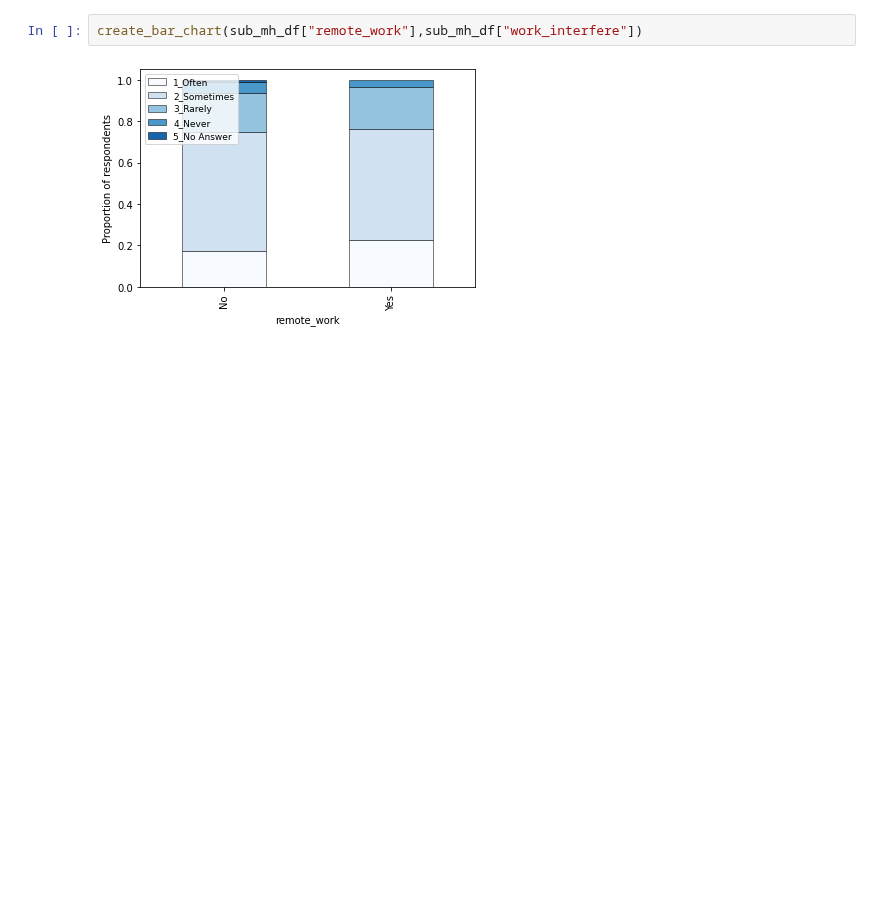
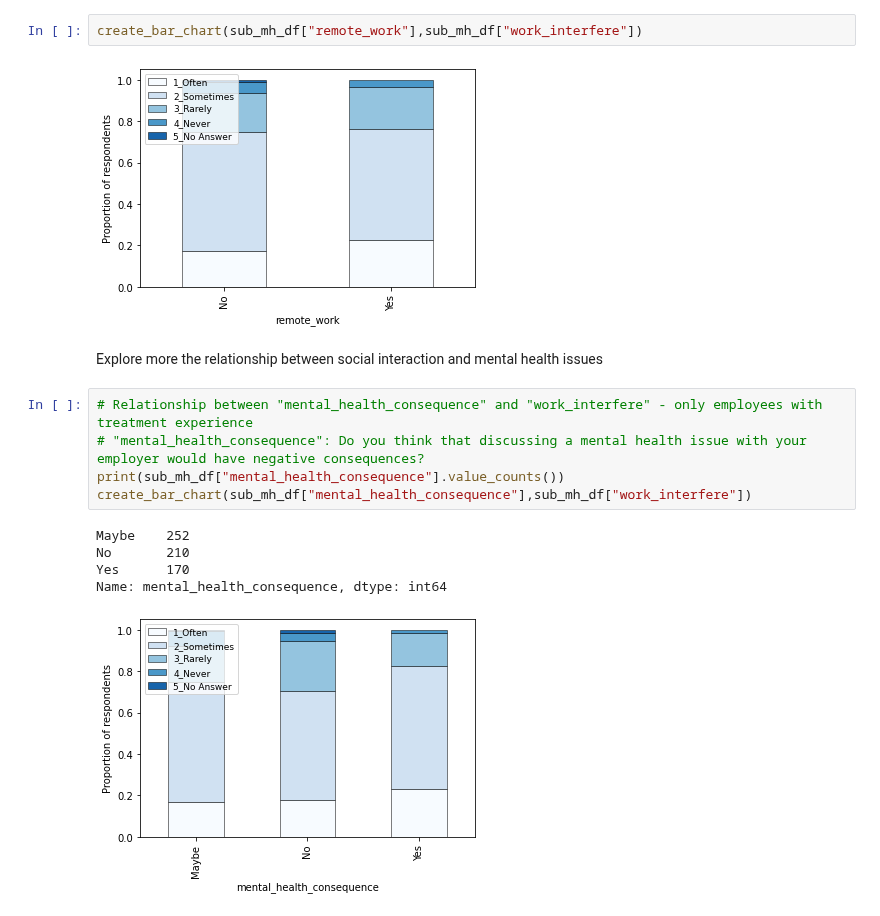
Before and after one commit to ceciliastern/ds_term_project, a Jupyter notebook: Descriptive Analysis - Mental Health Dataset.ipynb, the cells around one changed output. Cells and saved outputs as stored; diff of their text form; blank space fills up the shorter version.

```diff
--- a/Descriptive Analysis - Mental Health Dataset.ipynb
+++ b/Descriptive Analysis - Mental Health Dataset.ipynb
@@ -509,3 +509,16 @@ relation_bar_chart(mh_df, "remote_work", "treatment")
 create_bar_chart(sub_mh_df["remote_work"],sub_mh_df["work_interfere"])
 # %% [output]
 [figure]
+# %% [markdown]
+Explore more the relationship between social interaction and mental health issues
+# %%
+# Relationship between "mental_health_consequence" and "work_interfere" - only employees with treatment experience
+# "mental_health_consequence": Do you think that discussing a mental health issue with your employer would have negative consequences?
+print(sub_mh_df["mental_health_consequence"].value_counts())
+create_bar_chart(sub_mh_df["mental_health_consequence"],sub_mh_df["work_interfere"])
+# %% [output]
+Maybe    252
+No       210
+Yes      170
+Name: mental_health_consequence, dtype: int64
+[figure, added]
```
Also changed, not shown: parts of 12 cells of this notebook.
